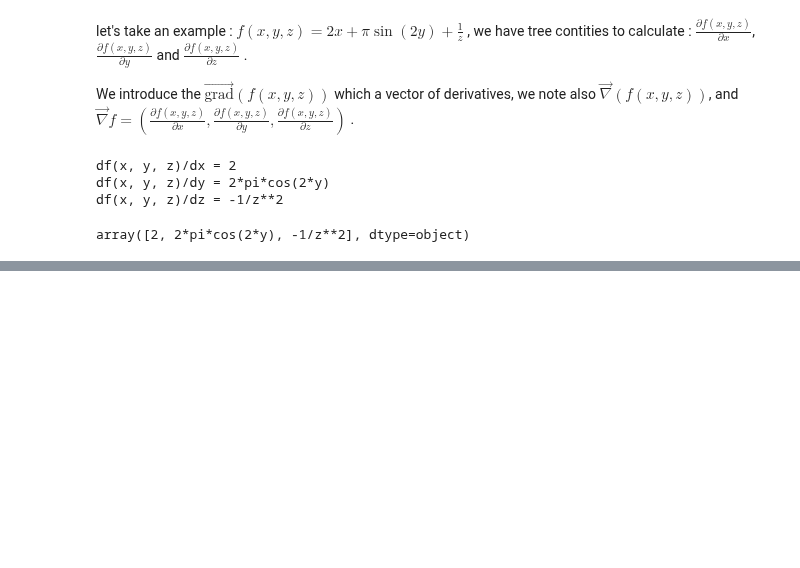
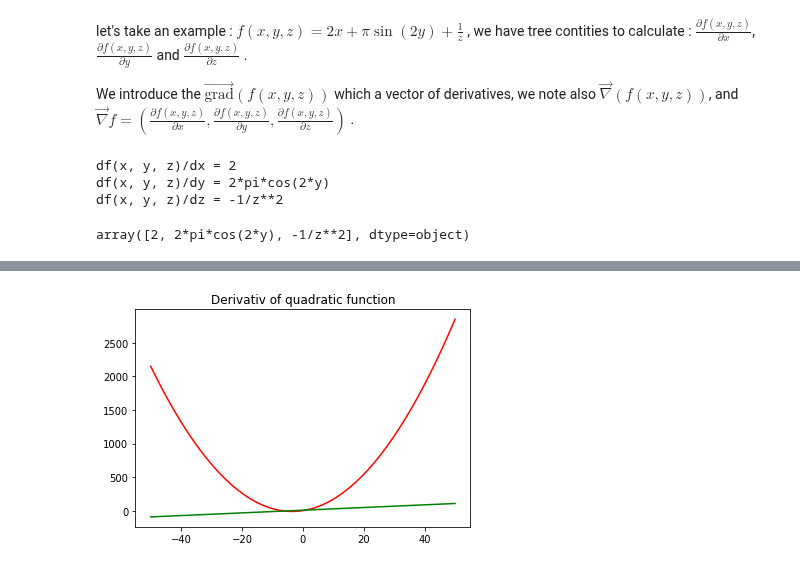
Before and after one commit to Ashraf-Khabar/Data-Science-Docs, a Jupyter notebook: Maths With Python/functions.ipynb, the cells around one changed output, grey strips where cells are left out. Saved outputs shown, nothing was run; the diff lists cells and outputs as text; code cells hidden in the pictures; blank space fills up the shorter version.

```diff
--- a/Maths With Python/functions.ipynb
+++ b/Maths With Python/functions.ipynb
@@ -360,0 +384,5 @@ array([2, 2*pi*cos(2*y), -1/z**2], dtype=object)
+# %%
+QFP(1, 7, 0)
+QFDP(1, 7, 0)
+# %% [output]
+[figure, added]
```
Also changed, not shown: parts of 5 cells of this notebook.
